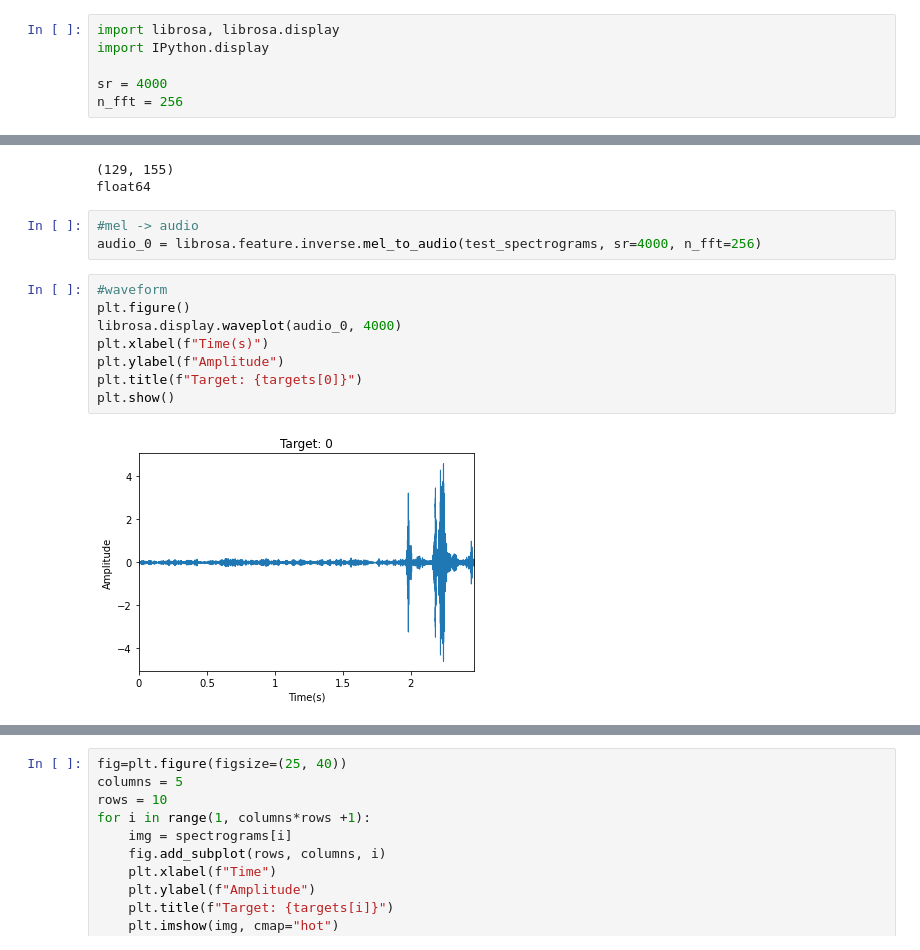
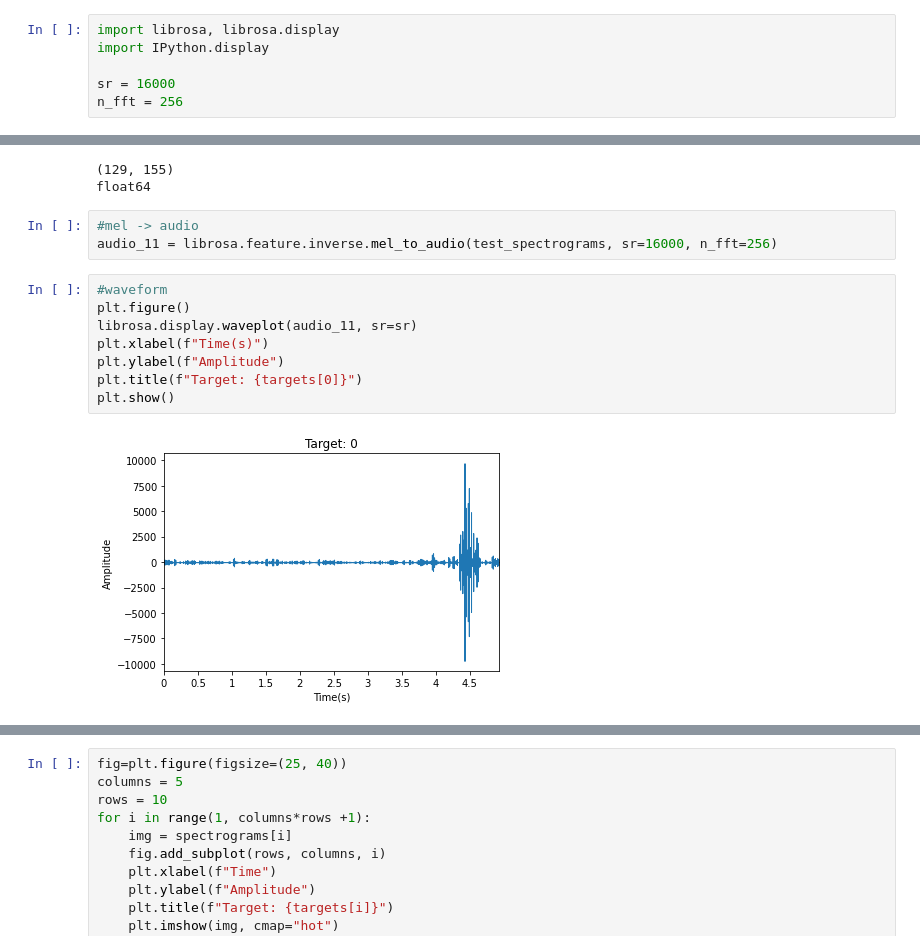
Before and after one commit to GWANGHYUNYU/Audio, a Jupyter notebook: snoring/load_audio.ipynb, the cells around one changed output, grey strips where cells are left out. Saved outputs shown, nothing was run; the diff lists cells and outputs as text.

```diff
--- a/snoring/load_audio.ipynb
+++ b/snoring/load_audio.ipynb
@@ -43,7 +43,7 @@ plt.show()
 import librosa, librosa.display
 import IPython.display
 
-sr = 4000
+sr = 16000
 n_fft = 256
 # %%
 test_spectrograms = spectrograms[0].astype(np.float64)
@@ -54,17 +54,17 @@ print(test_spectrograms.dtype)
 float64
 # %%
 #mel -> audio
-audio_0 = librosa.feature.inverse.mel_to_audio(test_spectrograms, sr=4000, n_fft=256)
+audio_11 = librosa.feature.inverse.mel_to_audio(test_spectrograms, sr=16000, n_fft=256)
 # %%
 #waveform
 plt.figure()
-librosa.display.waveplot(audio_0, 4000)
+librosa.display.waveplot(audio_11, sr=sr)
 plt.xlabel(f"Time(s)")
 plt.ylabel(f"Amplitude")
 plt.title(f"Target: {targets[0]}")
 plt.show()
 # %% [output]
-[figure, old version]
+[figure, new version]
 # %%
 print(librosa.__version__)
 # %% [output]
```
Also changed, not shown: parts of 3 cells of this notebook, 1 other file.
